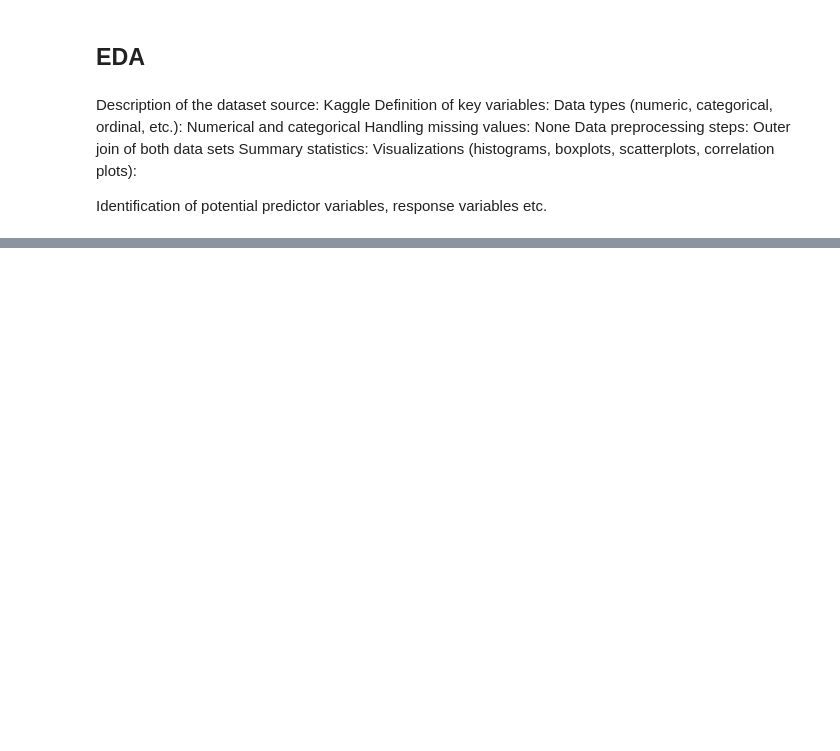
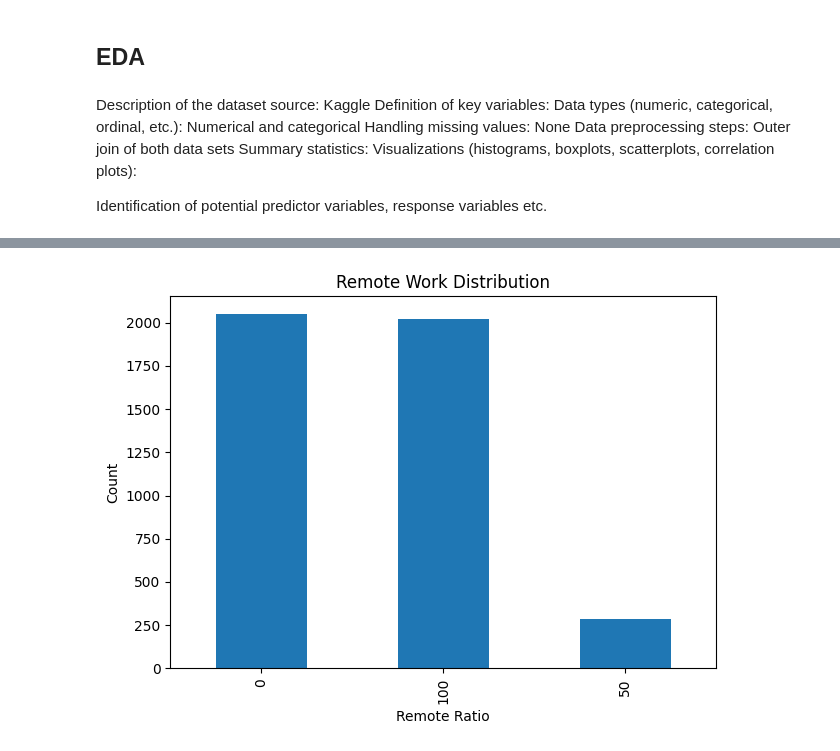
Before and after one commit to porhay007/GROUP-PROJECT-2-DATA-5322, a Jupyter notebook: template (1).ipynb, the cells around one changed output, grey strips where cells are left out. Cells and saved outputs as stored; diff of their text form; code cells hidden in the pictures; blank space fills up the shorter version.

```diff
--- a/template (1).ipynb
+++ b/template (1).ipynb
@@ -27,0 +93,11 @@ etc.
+# %%
+# Plot 4: Remote Ratio Distribution
+plt.figure()
+df['remote_ratio'].value_counts().plot(kind='bar')
+plt.title('Remote Work Distribution')
+plt.xlabel('Remote Ratio')
+plt.ylabel('Count')
+plt.tight_layout()
+plt.show()
+# %% [output]
+[figure, added]
```
Also changed, not shown: parts of 10 cells of this notebook.
